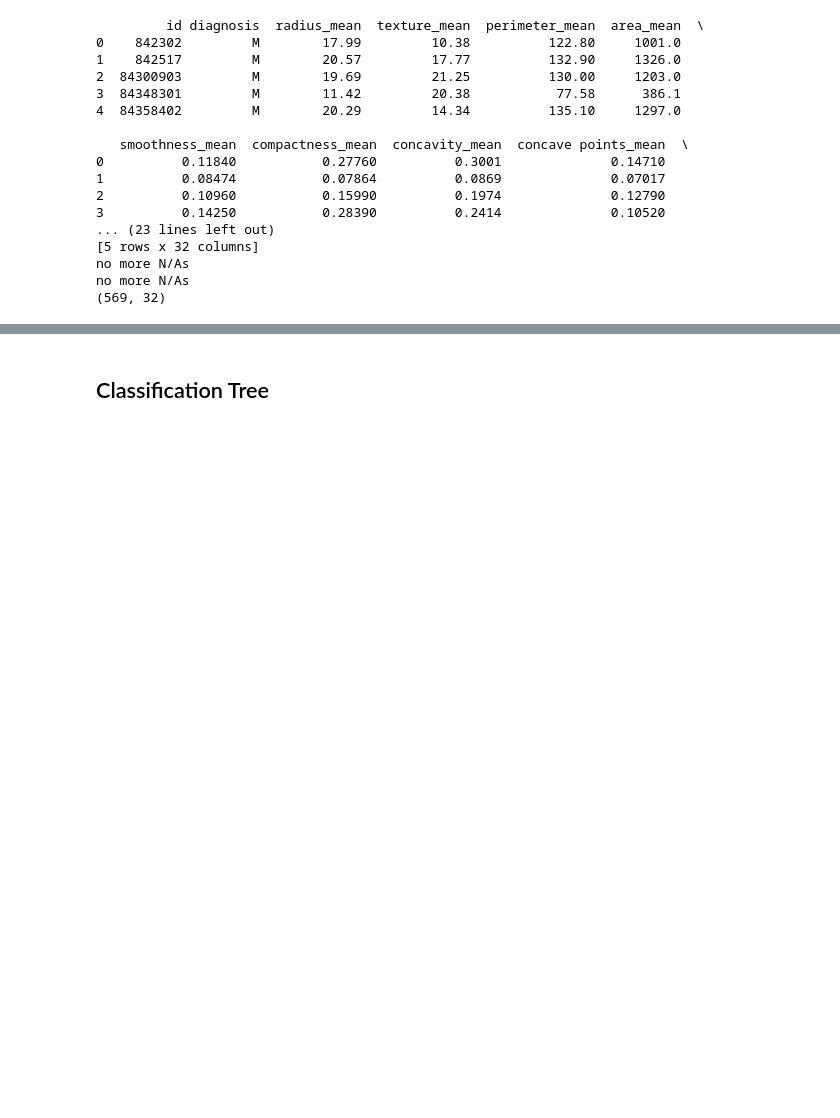
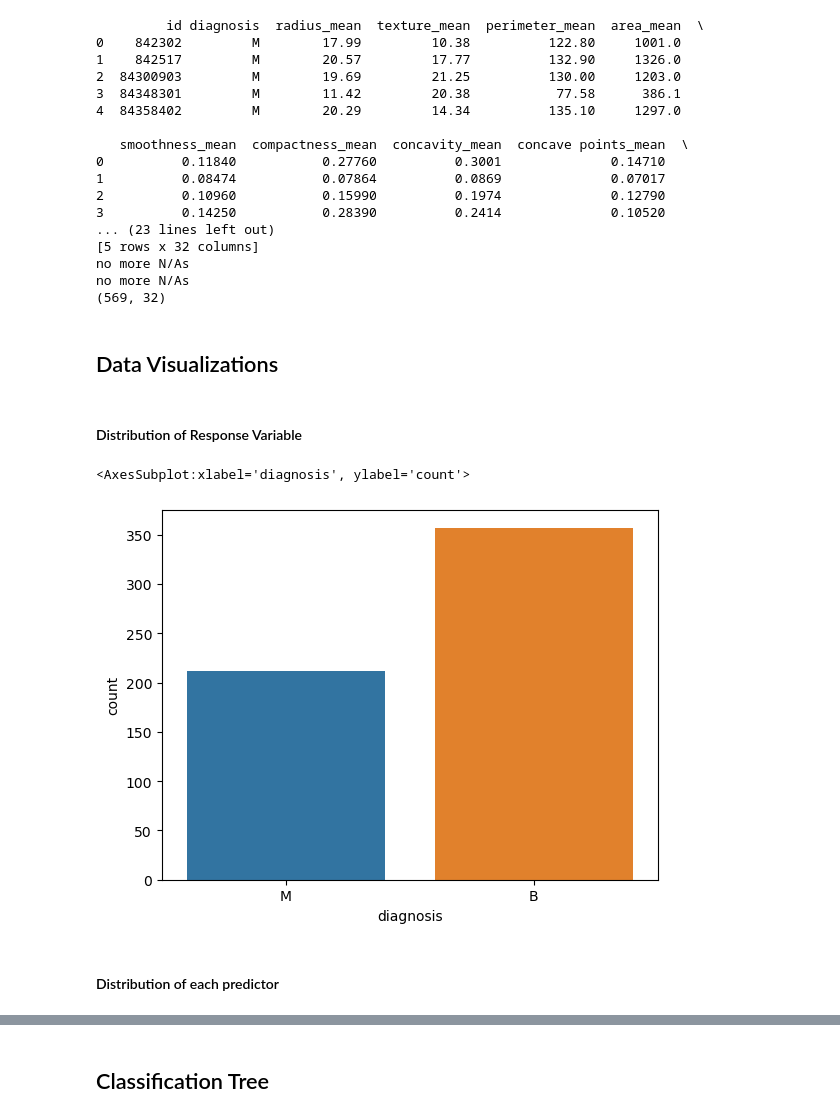
Before and after one commit to alandaz/Springrepo, a Jupyter notebook: Project Code.ipynb, the cells around one changed output, grey strips where cells are left out. Drawn from its saved outputs; the diff is of its cells as text; code cells hidden in the pictures; blank space fills up the shorter version.

Commit message:
Data Visualizations added

```diff
--- a/Project Code.ipynb
+++ b/Project Code.ipynb
@@ -69,3 +70,14 @@ X = data.drop(columns = ['diagnosis', 'diagnosis_dummy'])
 y = data['diagnosis_dummy']
 
 X_train, X_test, y_train, y_test = train_test_split(X, y, test_size = 0.2, random_state = 1)
+# %% [markdown]
+## Data Visualizations
+# %% [markdown]
+#### Distribution of Response Variable
+# %%
+sns.countplot(x="diagnosis", data = data)
+# %% [output]
+<AxesSubplot:xlabel='diagnosis', ylabel='count'>
+[figure, added]
+# %% [markdown]
+#### Distribution of each predictor
```
Also changed, not shown: parts of 5 cells of this notebook.
